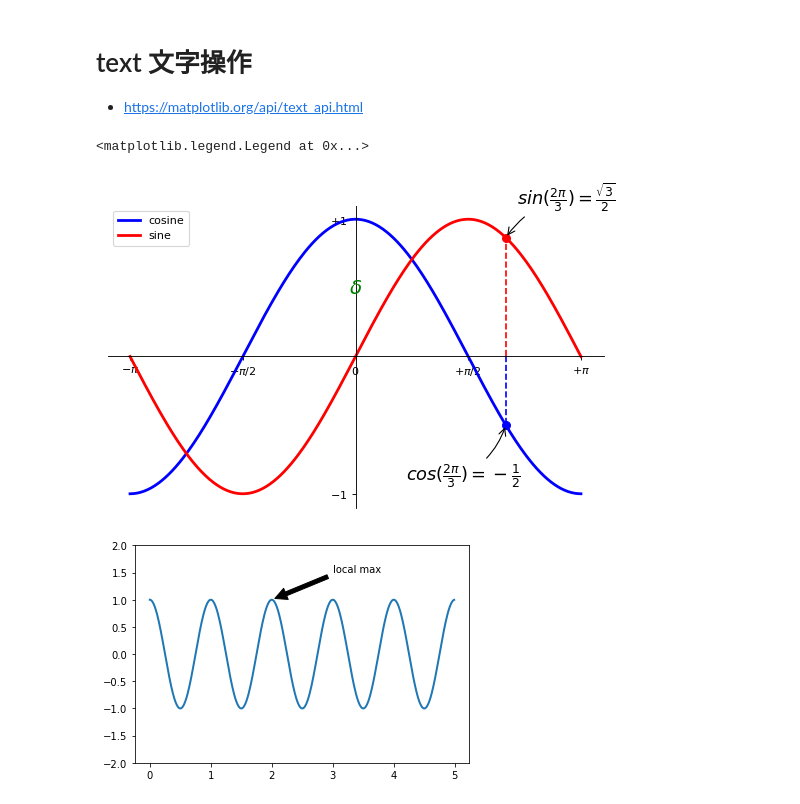
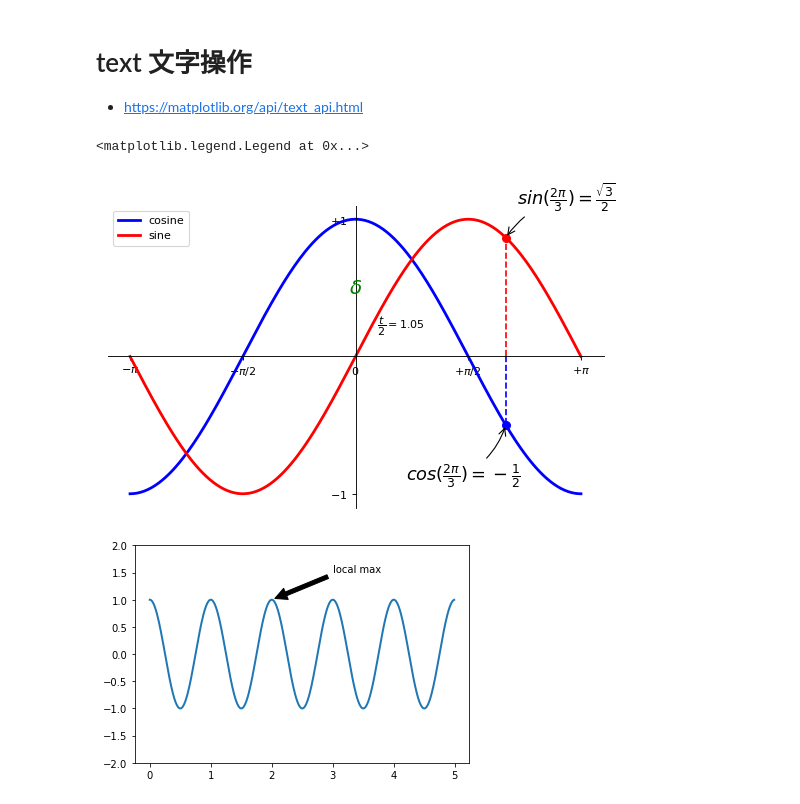
Before and after one commit to astrogtchen/Learning_Python, a Jupyter notebook: 04_Intro_Python_matplotlib.ipynb, the cells around one changed output. Drawn from its saved outputs; the diff is of its cells as text; code cells hidden in the pictures.

```diff
--- a/04_Intro_Python_matplotlib.ipynb
+++ b/04_Intro_Python_matplotlib.ipynb
@@ -845,34 +871,37 @@ plt.xticks([-np.pi, -np.pi/2, 0, np.pi/2, np.pi], [r'$-\pi$', r'$-\pi/2$', r'$0$
 
 plt.ylim(C.min() * 1.1, C.max() * 1.1)
 plt.yticks([-1, +1], [r'$-1$', r'$+1$'])
 
 
 
 t = 2*np.pi/3
 
 # 畫線：(t,0) 到 (t, cos(t)) ，點：(t, cos(t))
 plt.plot([t, t], [0, np.cos(t)], color='blue', linewidth=1.5, linestyle="--")
 plt.scatter([t, ], [np.cos(t), ], 50, color='blue')
 
 # 文字表示：
 plt.annotate(r'$sin(\frac{2\pi}{3})=\frac{\sqrt{3}}{2}$', xy=(t, np.sin(t)),
              xycoords='data', xytext=(+10, +30), textcoords='offset points', fontsize=16,
              arrowprops=dict(arrowstyle="->", connectionstyle="arc3,rad=.2"))
 
 
 plt.plot([t, t], [0, np.sin(t)], color='red', linewidth=1.5, linestyle="--")
 plt.scatter([t, ], [np.sin(t), ], 50, color='red')
 plt.annotate(r'$cos(\frac{2\pi}{3})=-\frac{1}{2}$', xy=(t, np.cos(t)),
              xycoords='data', xytext=(-90, -50), textcoords='offset points',fontsize=16,
              arrowprops=dict(arrowstyle="->", connectionstyle="arc3,rad=.2"))
 
 # 或用 text
 ax.text(0, 0.5, r'$\delta$',horizontalalignment='center', verticalalignment='center', fontsize=18, color='green')
 
+#text內容顯示變數
+ax.text(0.3,0.2, r'$\dfrac{t}{2}=%.2f $'  %(t/2))
+
 plt.legend(loc='upper left')
 # %% [output]
 <matplotlib.legend.Legend at 0x...>
-[figure, old version]
+[figure, new version]
 # %%
 import numpy as np
 import matplotlib.pyplot as plt
```
Also changed, not shown: parts of 3 cells of this notebook, 1 other file.
